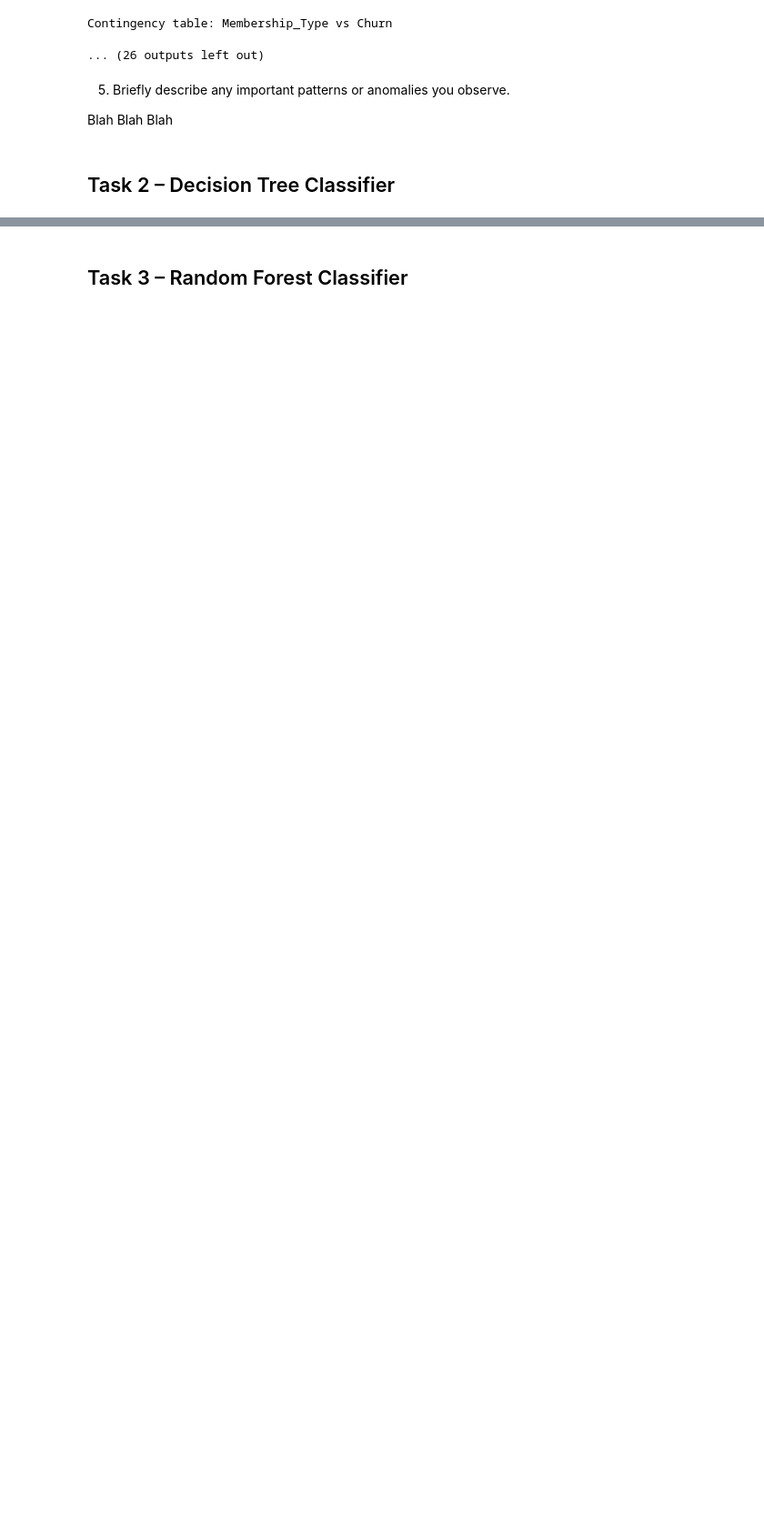
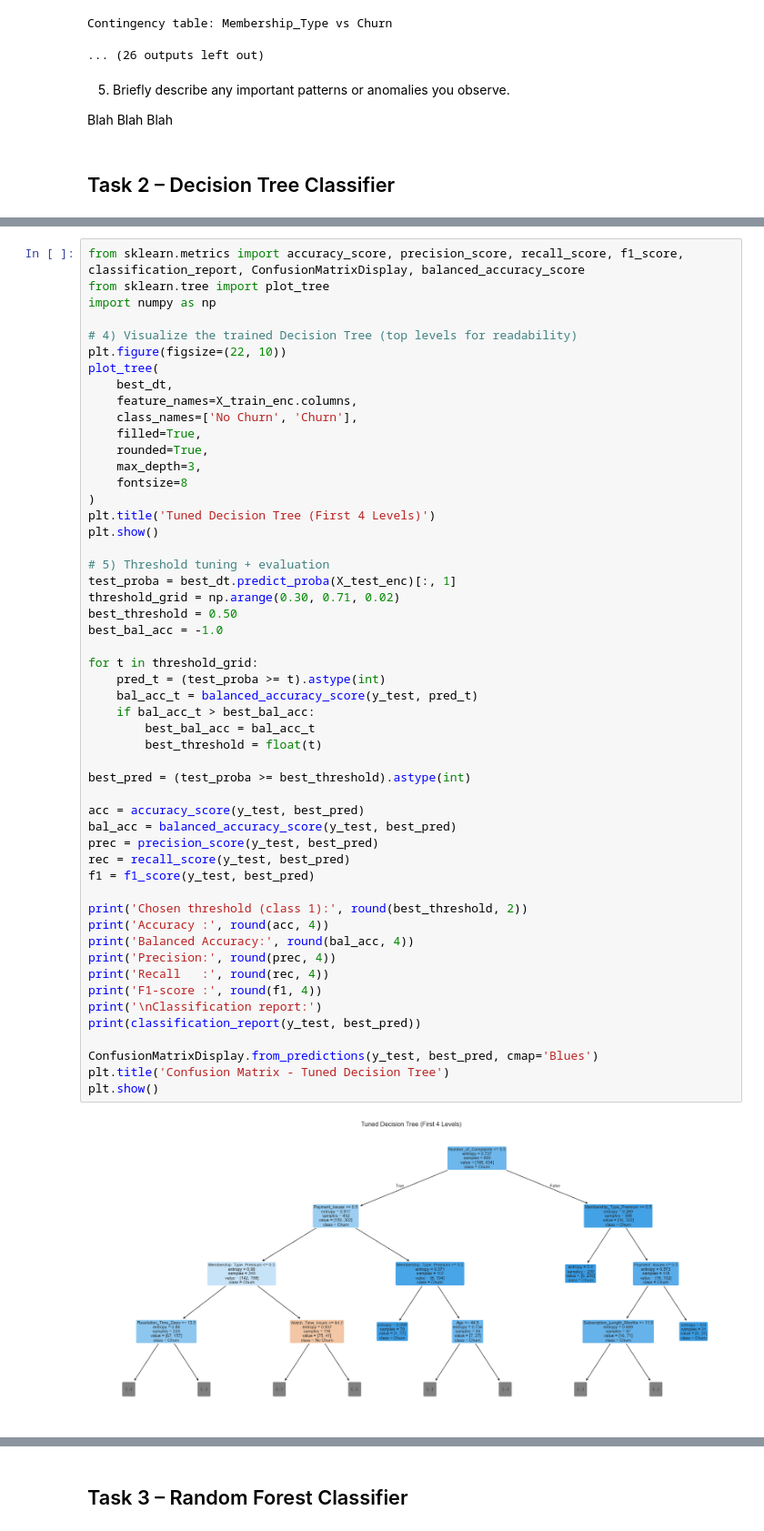
Before and after one commit to RA-h/SOEN_471_A1, a Jupyter notebook: src/main.ipynb, the cells around one changed output, grey strips where cells are left out. Shown at 91% size. Saved outputs shown, nothing was run; the diff lists cells and outputs as text; blank space fills up the shorter version.

```diff
--- a/src/main.ipynb
+++ b/src/main.ipynb
@@ -231,0 +335,54 @@ Blah Blah Blah
+# %%
+from sklearn.metrics import accuracy_score, precision_score, recall_score, f1_score, classification_report, ConfusionMatrixDisplay, balanced_accuracy_score
+from sklearn.tree import plot_tree
+import numpy as np
+
+# 4) Visualize the trained Decision Tree (top levels for readability)
+plt.figure(figsize=(22, 10))
+plot_tree(
+    best_dt,
+    feature_names=X_train_enc.columns,
+    class_names=['No Churn', 'Churn'],
+    filled=True,
+    rounded=True,
+    max_depth=3,
+    fontsize=8
+)
+plt.title('Tuned Decision Tree (First 4 Levels)')
+plt.show()
+
+# 5) Threshold tuning + evaluation
+test_proba = best_dt.predict_proba(X_test_enc)[:, 1]
+threshold_grid = np.arange(0.30, 0.71, 0.02)
+best_threshold = 0.50
+best_bal_acc = -1.0
+
+for t in threshold_grid:
+    pred_t = (test_proba >= t).astype(int)
+    bal_acc_t = balanced_accuracy_score(y_test, pred_t)
+    if bal_acc_t > best_bal_acc:
+        best_bal_acc = bal_acc_t
+        best_threshold = float(t)
+
+best_pred = (test_proba >= best_threshold).astype(int)
+
+acc = accuracy_score(y_test, best_pred)
+bal_acc = balanced_accuracy_score(y_test, best_pred)
+prec = precision_score(y_test, best_pred)
+rec = recall_score(y_test, best_pred)
+f1 = f1_score(y_test, best_pred)
+
+print('Chosen threshold (class 1):', round(best_threshold, 2))
+print('Accuracy :', round(acc, 4))
+print('Balanced Accuracy:', round(bal_acc, 4))
+print('Precision:', round(prec, 4))
+print('Recall   :', round(rec, 4))
+print('F1-score :', round(f1, 4))
+print('\nClassification report:')
+print(classification_report(y_test, best_pred))
+
+ConfusionMatrixDisplay.from_predictions(y_test, best_pred, cmap='Blues')
+plt.title('Confusion Matrix - Tuned Decision Tree')
+plt.show()
+# %% [output]
+[figure, added]
```
Also changed, not shown: parts of 5 cells of this notebook.
